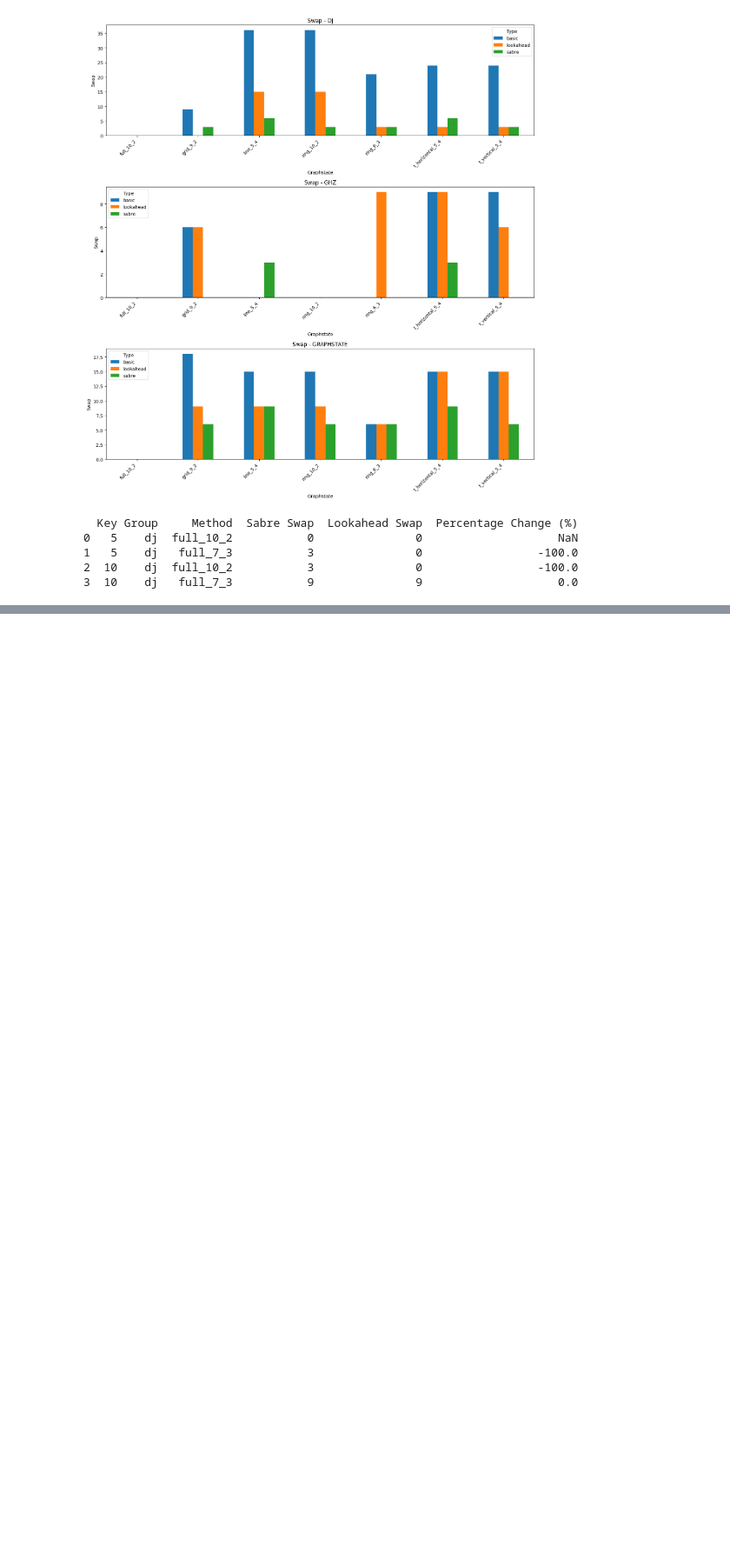
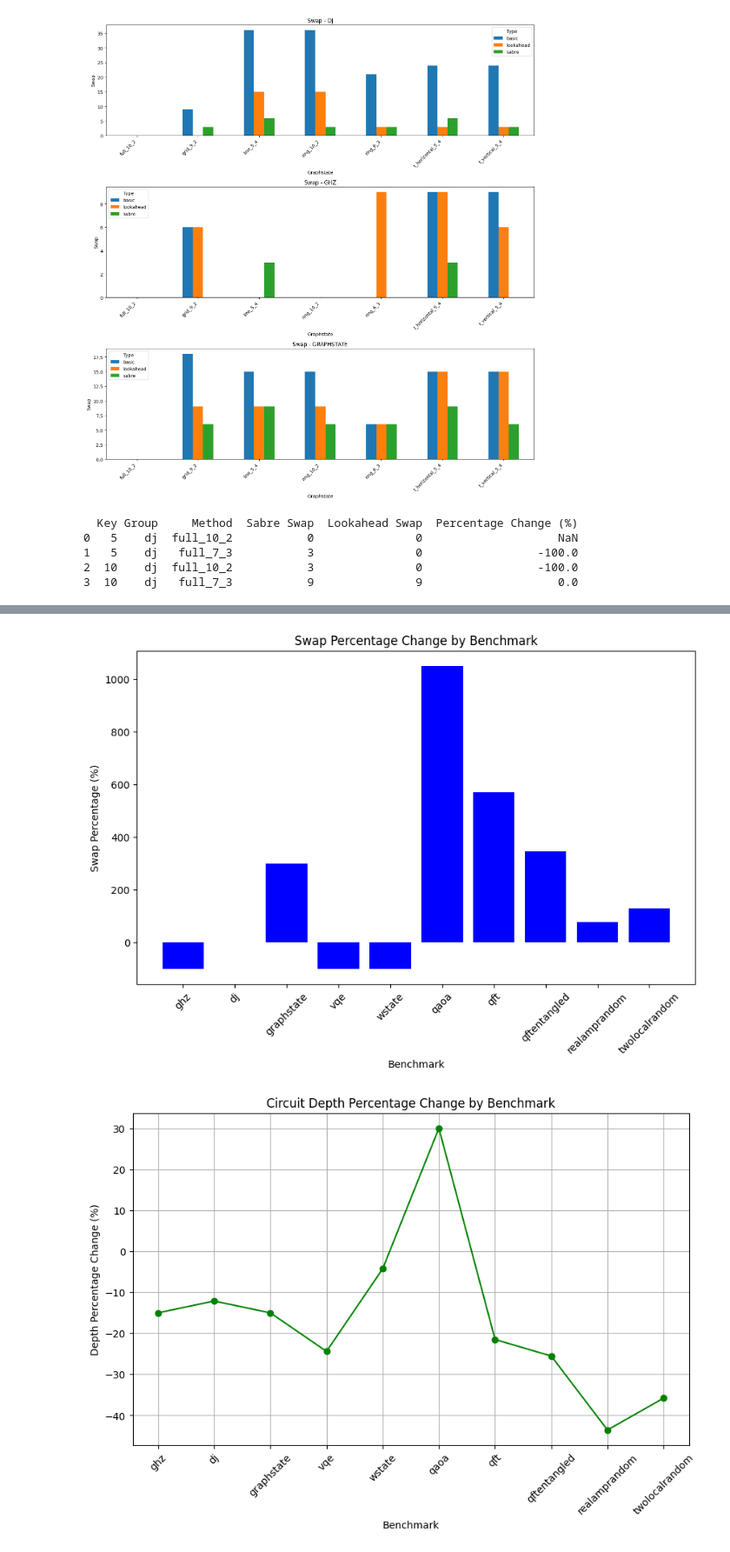
Before and after one commit to natashaval/qubit-mapping-distributed-qc, a Jupyter notebook: 6_plot.ipynb, the cells around one changed output, grey strips where cells are left out. Shown at 87% size. Drawn from its saved outputs; the diff is of its cells as text; code cells hidden in the pictures; blank space fills up the shorter version.

```diff
--- a/6_plot.ipynb
+++ b/6_plot.ipynb
@@ -659,0 +713,45 @@ print(df)
+# %%
+import matplotlib.pyplot as plt
+import pandas as pd
+
+# Sample data extracted from the table
+data = {
+    "Benchmark": ["ghz", "dj", "graphstate", "vqe", "wstate", "qaoa", "qft", "qftentangled", "realamprandom", "twolocalrandom"],
+    "Layout": ["full", "full", "full", "full", "full", "full", "full", "full", "full", "full"],
+    "Swap (%)": [-100, 0, 300, -100, -100, 1050, 568.75, 345.83, 77.97, 128.26],
+    "Depth (%)": [-15, -12.12, -15, -24.39, -4.26, 30, -21.5, -25.53, -43.55, -35.78]
+}
+
+# Convert the data to a DataFrame
+df = pd.DataFrame(data)
+
+# Bar chart for Swap percentage by Benchmark
+plt.figure(figsize=(10, 6))
+plt.bar(df["Benchmark"], df["Swap (%)"], color='blue')
+plt.xlabel('Benchmark')
+plt.ylabel('Swap Percentage (%)')
+plt.title('Swap Percentage Change by Benchmark')
+plt.xticks(rotation=45)
+plt.show()
+
+# Line chart for Depth percentage by Benchmark
+plt.figure(figsize=(10, 6))
+plt.plot(df["Benchmark"], df["Depth (%)"], marker='o', color='green')
+plt.xlabel('Benchmark')
+plt.ylabel('Depth Percentage Change (%)')
+plt.title('Circuit Depth Percentage Change by Benchmark')
+plt.xticks(rotation=45)
+plt.grid(True)
+plt.show()
+
+# Scatter plot for Swap (%) vs Depth (%)
+plt.figure(figsize=(10, 6))
+plt.scatter(df["Swap (%)"], df["Depth (%)"], color='red')
+plt.xlabel('Swap Percentage (%)')
+plt.ylabel('Depth Percentage (%)')
+plt.title('Swap vs Depth Percentage Change')
+plt.grid(True)
+plt.show()
+# %% [output]
+[figure, added]
+[figure, added]
```
Also changed, not shown: parts of 5 cells of this notebook, 16 other files.
